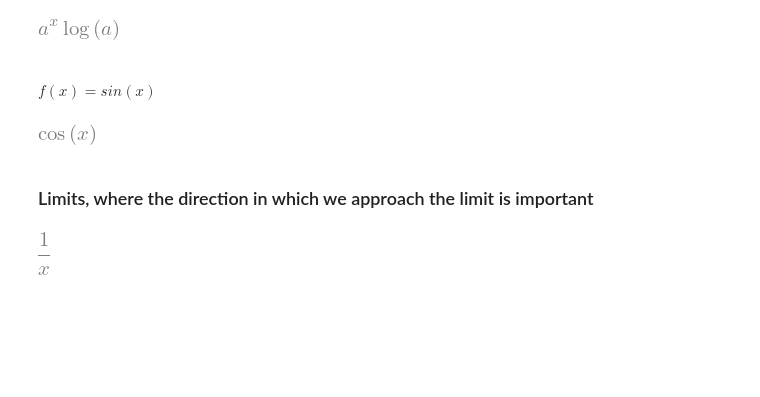
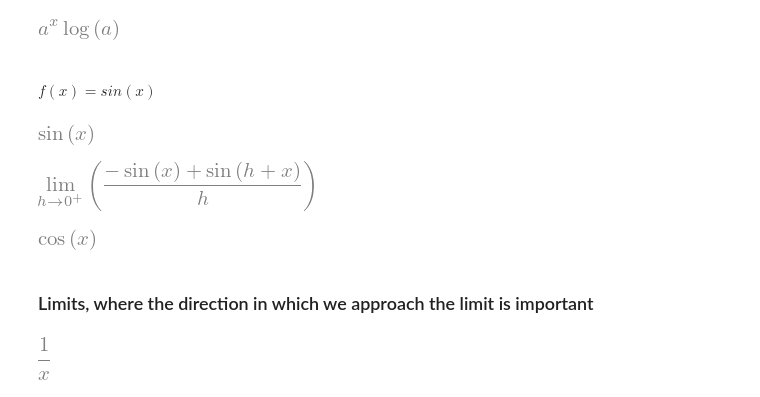
Before and after one commit to bpalmer4/code-snippets, a Jupyter notebook: notebooks/Introduction to sympy.ipynb, the cells around one changed output. Drawn from its saved outputs; the diff is of its cells as text; code cells hidden in the pictures; blank space fills up the shorter version.

```diff
--- a/notebooks/Introduction to sympy.ipynb
+++ b/notebooks/Introduction to sympy.ipynb
@@ -833,16 +895,26 @@ lim.doit()
 [figure]
 # %% [markdown]
 #### $f(x)=sin(x)$
+# %%
+# One last example, the derivative of sin(x)
+def f(x):
+    return sp.sin(x)
+
+x, h = sp.symbols('x h')
+f(x) # Our function f(x) = sin(x)
+# %% [output]
+[figure, added]
 # %%
-# One last example, the derivative of sin(x)
-def f(x):
-    # f(x) = sin(x)
-    return sp.sin(x)
-
-x, h = sp.symbols('x h')
-((f(x + h) - f(x))/h).limit(h, 0)
+# Apply the limit to our function ...
+lim = sp.Limit((f(x + h) - f(x))/h, h, 0)
+lim
 # %% [output]
-[figure, old version]
+[figure, new version]
+# %%
+# And evaluating the limit
+lim.doit()
+# %% [output]
+[figure, added]
 # %% [markdown]
 ### Limits, where the direction in which we approach the limit is important
 # %%
```
Also changed, not shown: parts of 61 cells of this notebook.
